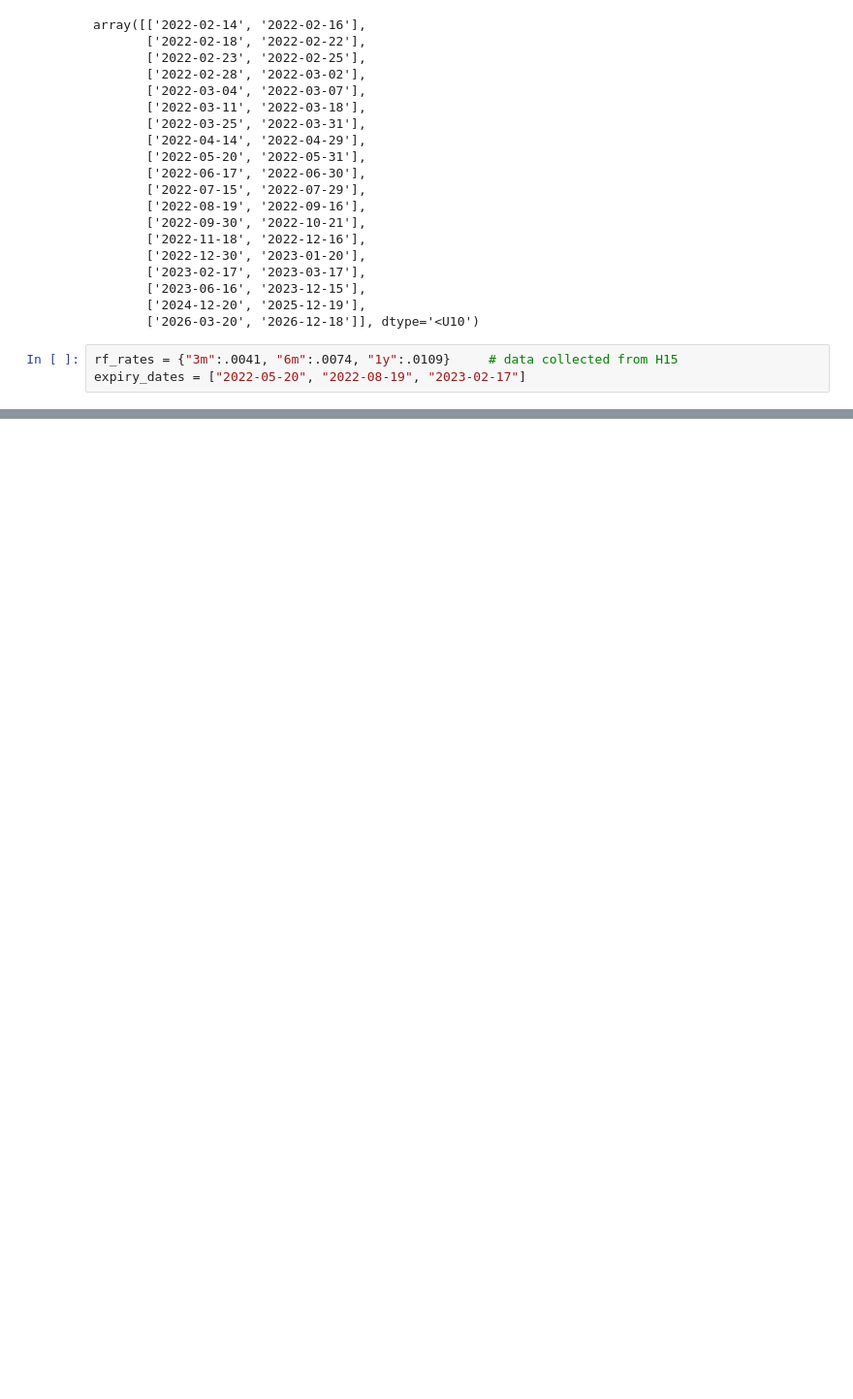
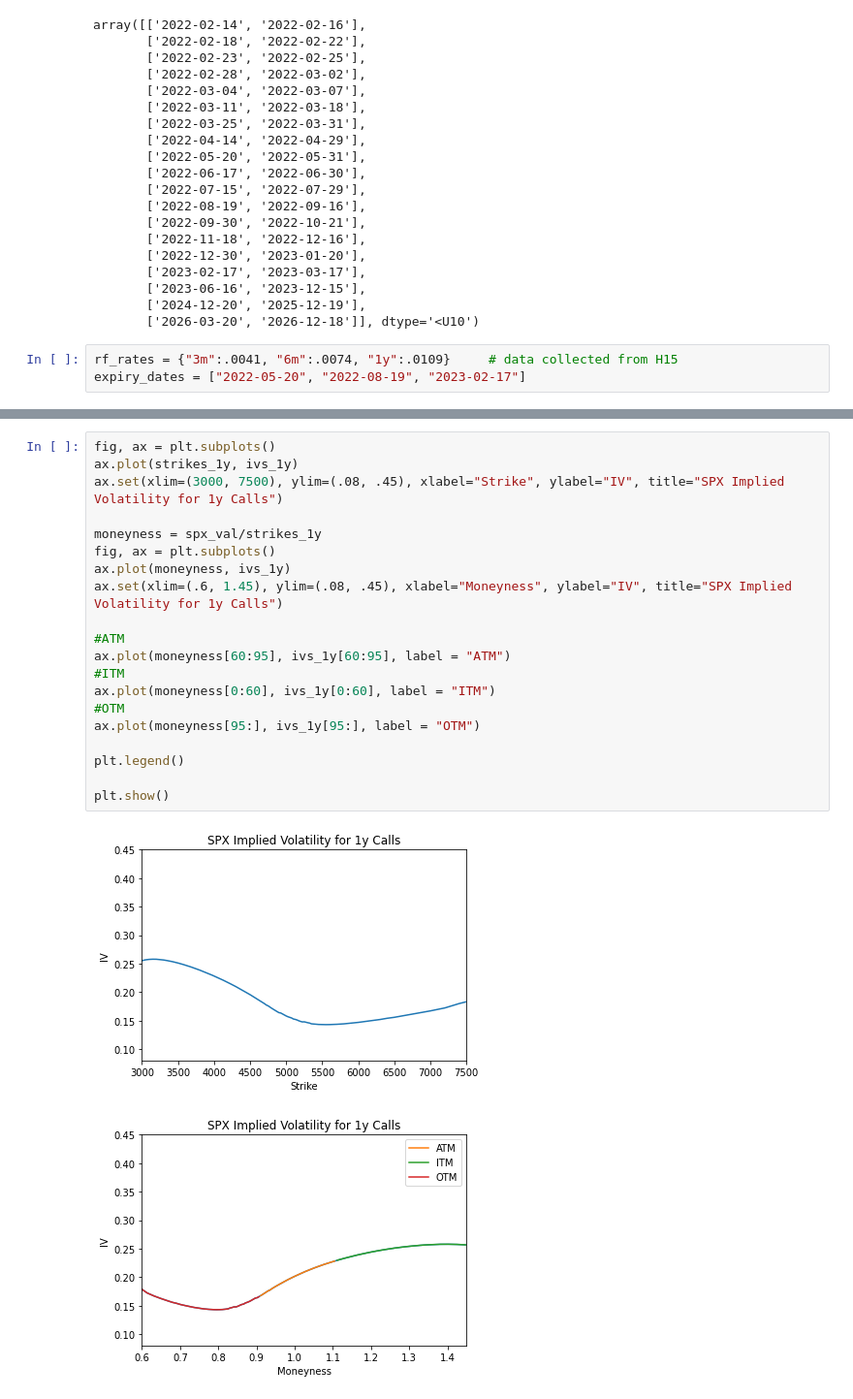
Before and after one commit to sidiyer00/SIT-Courses, a Jupyter notebook: FE 621 Computational Finance/HW1/HW1.ipynb, the cells around one changed output, grey strips where cells are left out. Shown at 97% size. Saved outputs shown, nothing was run; the diff lists cells and outputs as text; blank space fills up the shorter version.

```diff
--- a/FE 621 Computational Finance/HW1/HW1.ipynb
+++ b/FE 621 Computational Finance/HW1/HW1.ipynb
@@ -149,0 +245,23 @@ implied_volatility(mkt_price, [S0, r, tau, K, typ], "bisection", err)
+# %%
+fig, ax = plt.subplots()
+ax.plot(strikes_1y, ivs_1y)
+ax.set(xlim=(3000, 7500), ylim=(.08, .45), xlabel="Strike", ylabel="IV", title="SPX Implied Volatility for 1y Calls")
+
+moneyness = spx_val/strikes_1y
+fig, ax = plt.subplots()
+ax.plot(moneyness, ivs_1y)
+ax.set(xlim=(.6, 1.45), ylim=(.08, .45), xlabel="Moneyness", ylabel="IV", title="SPX Implied Volatility for 1y Calls")
+
+#ATM
+ax.plot(moneyness[60:95], ivs_1y[60:95], label = "ATM")
+#ITM
+ax.plot(moneyness[0:60], ivs_1y[0:60], label = "ITM")
+#OTM
+ax.plot(moneyness[95:], ivs_1y[95:], label = "OTM")
+
+plt.legend()
+
+plt.show()
+# %% [output]
+[figure, added]
+[figure, added]
```
Also changed, not shown: parts of 28 cells of this notebook, 5 other files.
